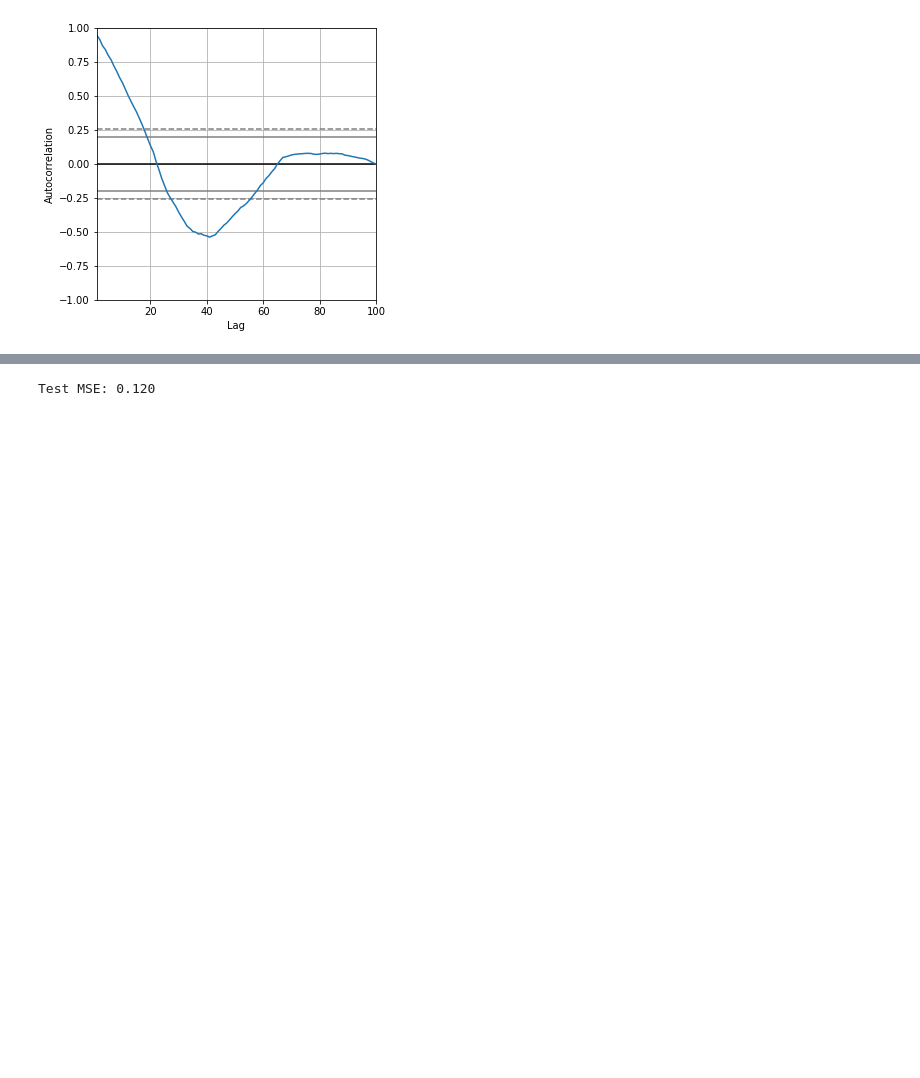
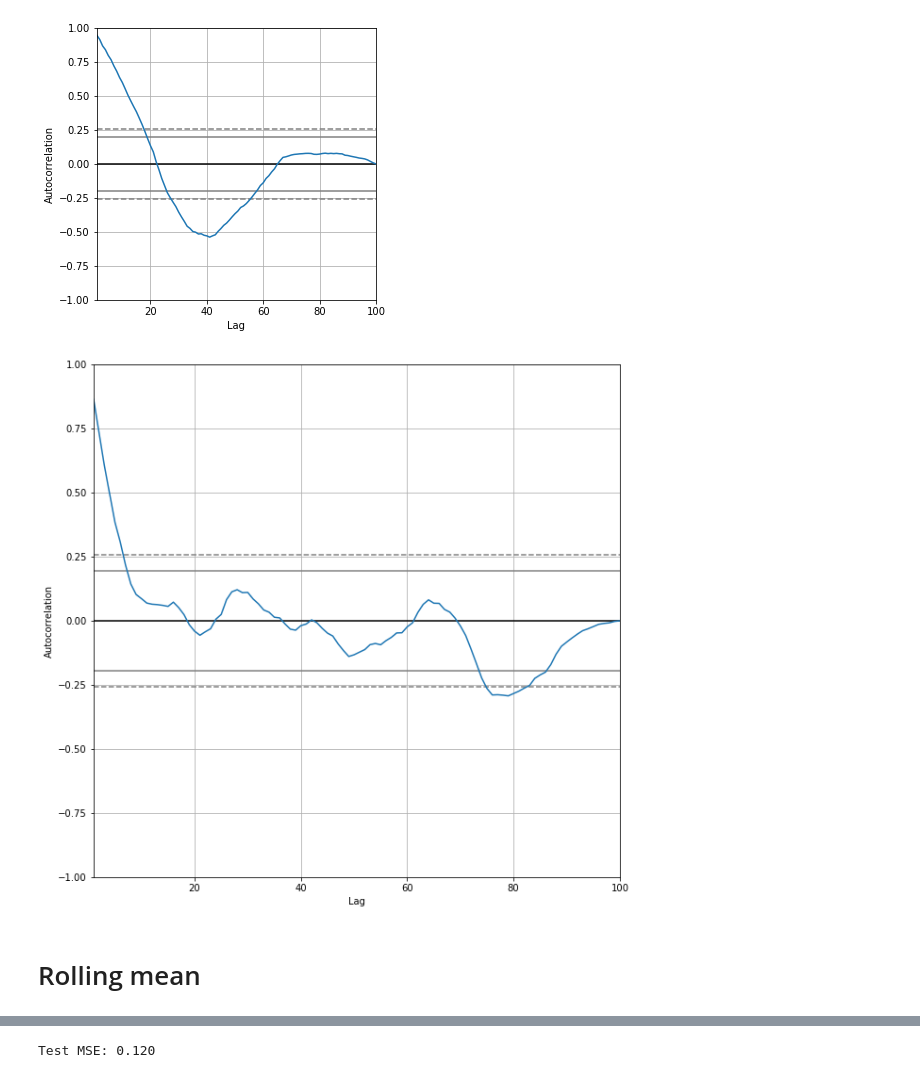
Before and after one commit to leobix/safi, a Jupyter notebook: safi_project_processing.ipynb, the cells around one changed output, grey strips where cells are left out. Saved outputs shown, nothing was run; the diff lists cells and outputs as text; code cells hidden in the pictures; blank space fills up the shorter version.

```diff
--- a/safi_project_processing.ipynb
+++ b/safi_project_processing.ipynb
@@ -134,3 +175,11 @@ plt.rcParams["figure.figsize"] = (5,5)
 pyplot.show()
 # %% [output]
 [figure]
+# %%
+autocorrelation_plot(data["speed"].head(4000).tail(100))
+plt.rcParams["figure.figsize"] = (10,10)
+pyplot.show()
+# %% [output]
+[figure, added]
+# %% [markdown]
+# Rolling mean
```
Also changed, not shown: parts of 55 cells of this notebook.
